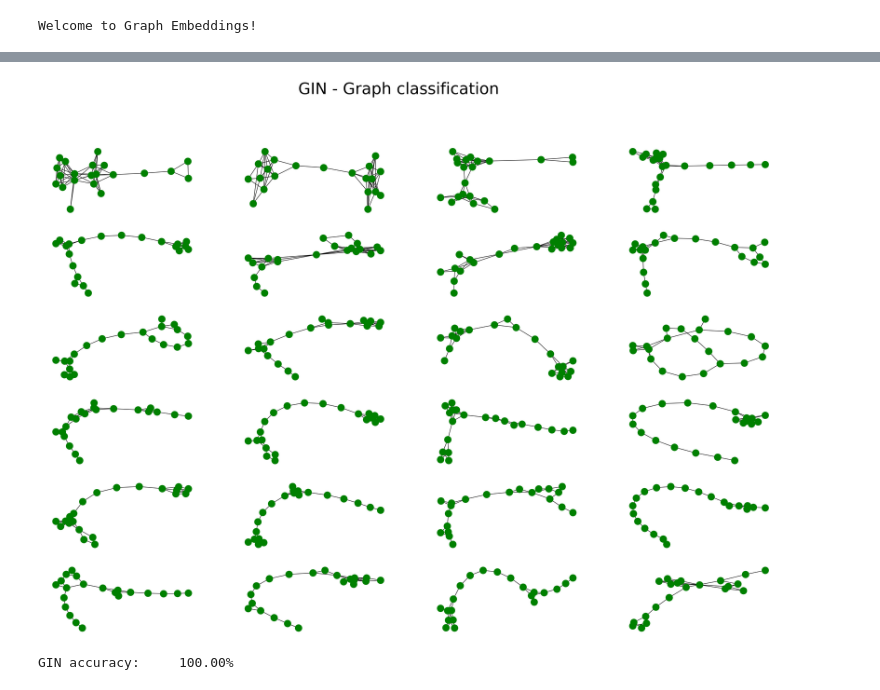
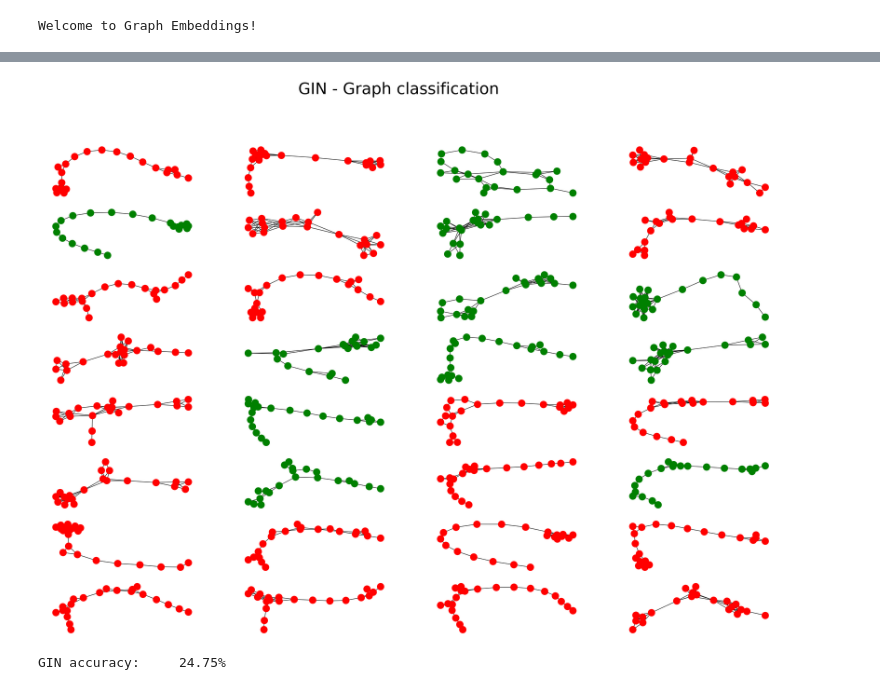
Before and after one commit to everythingapplejj/Research-Graph-Embeddings-, a Jupyter notebook: Copy_of_read_mcmc_samples.ipynb, the cells around one changed output, grey strips where cells are left out. Cells and saved outputs as stored; diff of their text form; code cells hidden in the pictures.

```diff
--- a/Copy_of_read_mcmc_samples.ipynb
+++ b/Copy_of_read_mcmc_samples.ipynb
@@ -98 +136,5 @@ adjacency_matrix = adjacency_matrix[:,:-1]
+# %%
+for i in range(0,len(worklist_adjacency_matrix)):
+  worklist_adjacency_matrix[i] = worklist_adjacency_matrix[i][:,:-1]
+#adjacency_matrix = adjacency_matrix[:,:-1]
 # %%
@@ -110,7 +161,0 @@ print(adjacency_matrix.shape)
-# %%
-testing = []
-for graph in adjacency_matrix:
-  placeholder = graph
-  placeholder = placeholder.reshape(21,21)
-  extract = np.where(placeholder == 1)
-  testing.append(extract)
@@ -246,9 +307,10 @@ graph_visuals(dataset[2343])
 # %%
 from torch_geometric.loader import DataLoader
 # Create training, validation, and test sets
-train_dataset = dataset[:int(len(dataset)*0.05)]
-val_dataset   = dataset[int(len(dataset)*0.45):int(len(dataset)*0.5)]
-test_dataset  = dataset[int(len(dataset)*0.95):]
+print(dataset[10])
+train_dataset = dataset[:int(len(dataset)*0.8)]
+val_dataset   = dataset[int(len(dataset)*0.8):int(len(dataset)*0.9)]
+test_dataset  = dataset[int(len(dataset)*0.9):]
 
 print(f'Training set   = {len(train_dataset)} graphs')
 print(f'Validation set = {len(val_dataset)} graphs')
@@ -369,10 +431,11 @@ def train(model, loader):
     optimizer = torch.optim.Adam(model.parameters(),
                                       lr=0.01,
                                       weight_decay=0.01)
-    epochs = 50
+    epochs = 2
 
     model.train()
     for epoch in range(epochs+1):
+        #print(epoch)
         total_loss = 0
         acc = 0
         val_loss = 0
@@ -411,9 +474,10 @@ def test(model, loader):
     acc = 0
 
     for data in loader:
-      _, out = model(data.x, data.edge_index, data.batch)
-      loss += criterion(out, data.y) / len(loader)
-      acc += accuracy(out.argmax(dim=1), data.y) / len(loader)
+        _, out = model(data.x, data.edge_index, data.batch)
+        loss += criterion(out, data.y) / len(loader)
+        acc += accuracy(out.argmax(dim=1), data.y) / len(loader)
+
     return loss, acc
 
 def accuracy(pred_y, y):
@@ -428,28 +491,28 @@ Test Loss: 0.00 | Test Acc: 100.00%
 # %%
-fig, ax = plt.subplots(6, 4, figsize=(24,16))
+fig, ax = plt.subplots(8, 4, figsize=(24,16))
 fig.suptitle('GIN - Graph classification')
 
-for i, data in enumerate(dataset[len(dataset) - 24:]):
+for i, data in enumerate(dataset[42424 - 32:42424]):
     # Calculate color (green if correct, red otherwise)
     _, out = gin(data.x, data.edge_index, data.batch)
     color = "green" if out.argmax(dim=1) == data.y else "red"
 
     # Plot graph
     ix = np.unravel_index(i, ax.shape)
     ax[ix].axis('off')
     G = to_networkx(dataset[i], to_undirected=True)
     nx.draw_networkx(G,
                     pos=nx.spring_layout(G, seed=0),
                     with_labels=False,
                     node_size=150,
                     node_color=color,
                     width=0.8,
                     ax=ax[ix]
                     )
 # %% [output]
-[figure, old version]
+[figure, new version]
 # %%
-gcn.eval()
+#gcn.eval()
 gin.eval()
 acc_gcn = 0
 acc_gin = 0
@@ -471,7 +534,7 @@ for data in test_loader:
 print(f'GIN accuracy:     {acc_gin*100:.2f}%')
 #print(f'GCN+GIN accuracy: {acc*100:.2f}%')
 # %% [output]
-GIN accuracy:     100.00%
+GIN accuracy:     24.75%
 # %%
 #placeholder logics
 
```
Also changed, not shown: parts of 15 cells of this notebook.
